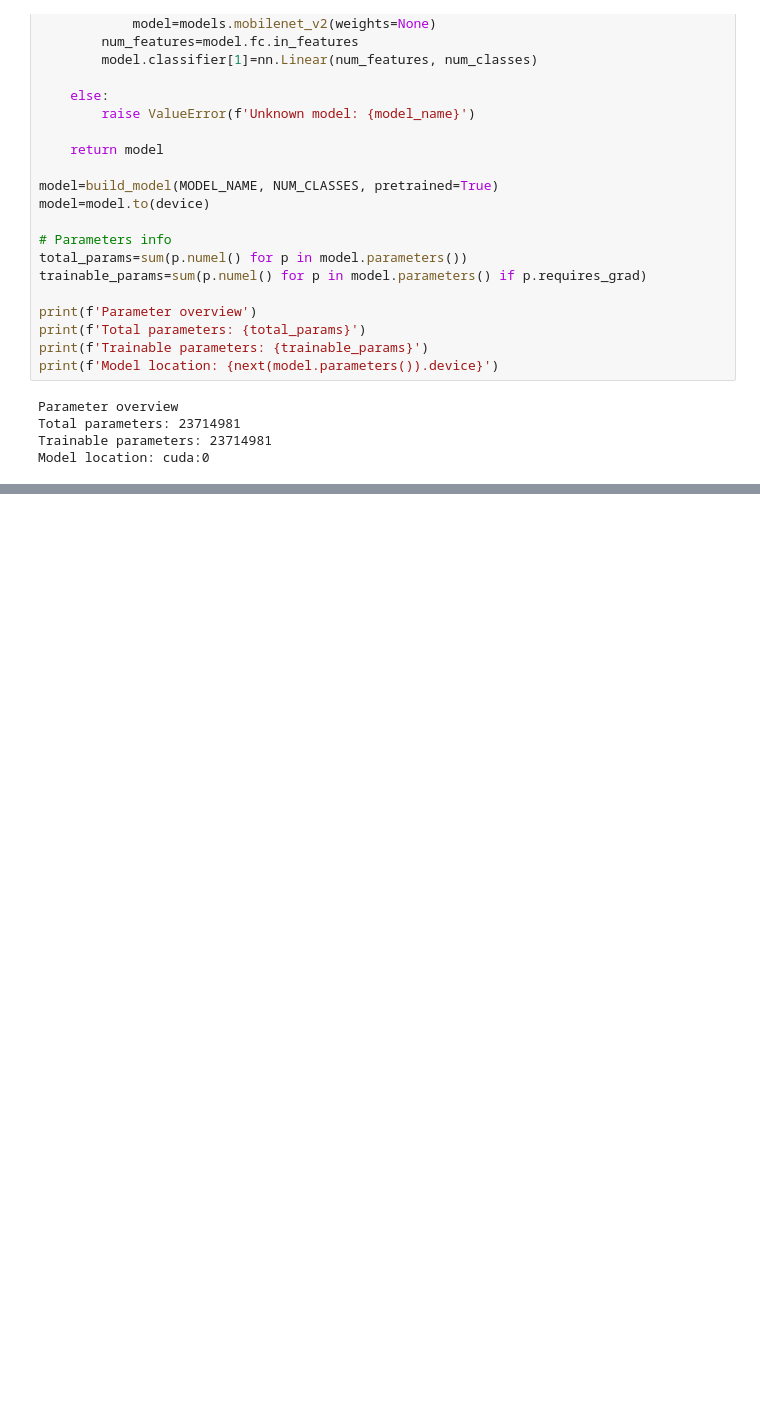
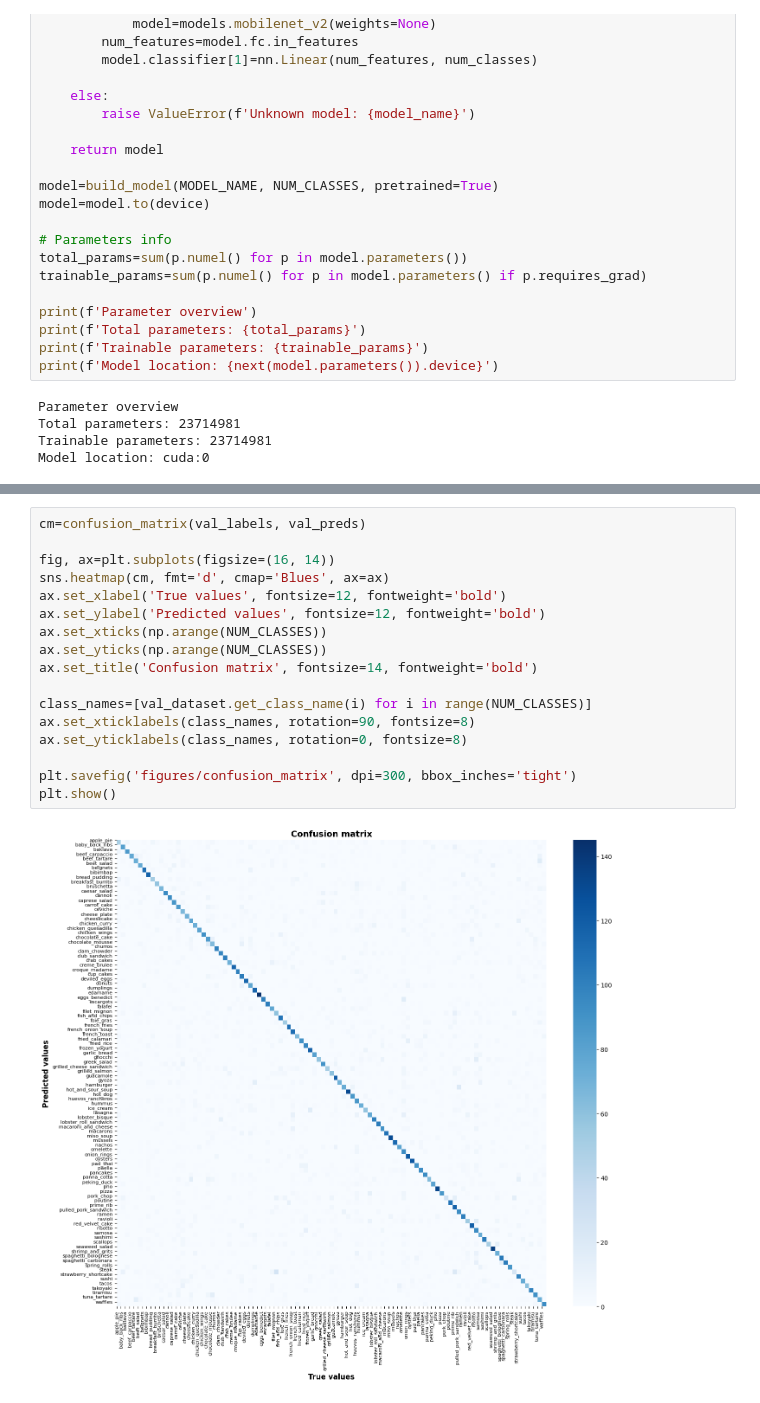
Before and after one commit to mm0narch/me-food, a Jupyter notebook: src/model_training/notebook.ipynb, the cells around one changed output, grey strips where cells are left out. Cells and saved outputs as stored; diff of their text form; blank space fills up the shorter version.

```diff
--- a/src/model_training/notebook.ipynb
+++ b/src/model_training/notebook.ipynb
@@ -446,0 +476,19 @@ plt.show()
+# %%
+cm=confusion_matrix(val_labels, val_preds)
+
+fig, ax=plt.subplots(figsize=(16, 14))
+sns.heatmap(cm, fmt='d', cmap='Blues', ax=ax)
+ax.set_xlabel('True values', fontsize=12, fontweight='bold')
+ax.set_ylabel('Predicted values', fontsize=12, fontweight='bold')
+ax.set_xticks(np.arange(NUM_CLASSES))
+ax.set_yticks(np.arange(NUM_CLASSES))
+ax.set_title('Confusion matrix', fontsize=14, fontweight='bold')
+
+class_names=[val_dataset.get_class_name(i) for i in range(NUM_CLASSES)]
+ax.set_xticklabels(class_names, rotation=90, fontsize=8)
+ax.set_yticklabels(class_names, rotation=0, fontsize=8)
+
+plt.savefig('figures/confusion_matrix', dpi=300, bbox_inches='tight')
+plt.show()
+# %% [output]
+[figure, added]
```
Also changed, not shown: parts of 8 cells of this notebook, 4 other files.
